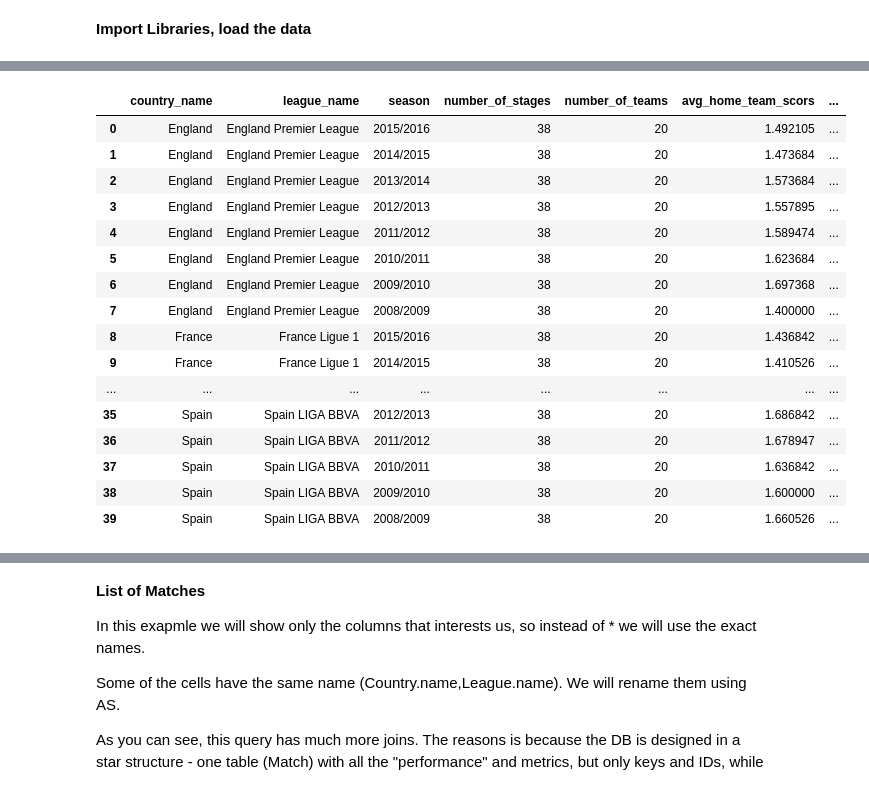
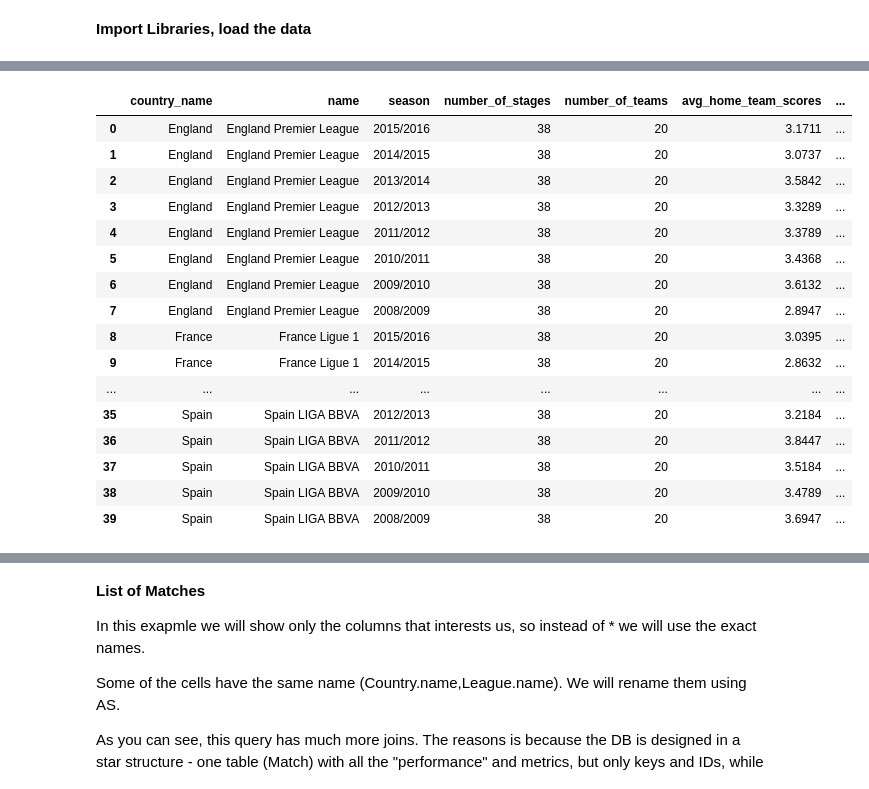
Before and after one commit to hao-phamlehoan/dw-soccer, a Jupyter notebook: data-warehouse.ipynb, the cells around one changed output, grey strips where cells are left out. Drawn from its saved outputs; the diff is of its cells as text; code cells hidden in the pictures.

```diff
--- a/data-warehouse.ipynb
+++ b/data-warehouse.ipynb
@@ -447,43 +36,41 @@ detailed_matches
 # %%
-leages_by_season = pd.read_sql("""SELECT Country.name AS country_name,
-                                        League.name AS league_name,
-                                        season,
-                                        count(distinct stage) AS number_of_stages,
-                                        count(distinct HT.team_long_name) AS number_of_teams,
-                                        avg(home_team_goal) AS avg_home_team_scors,
-                                        avg(away_team_goal) AS avg_away_team_goals,
-                                        avg(home_team_goal-away_team_goal) AS avg_goal_dif,
-                                        avg(home_team_goal+away_team_goal) AS avg_goals,
-                                        sum(home_team_goal+away_team_goal) AS total_goals
-                                FROM Match
-                                JOIN Country on Country.id = Match.country_id
-                                JOIN League on League.id = Match.league_id
-                                LEFT JOIN Team AS HT on HT.team_api_id = Match.home_team_api_id
-                                LEFT JOIN Team AS AT on AT.team_api_id = Match.away_team_api_id
-                                WHERE country_name in ('Spain', 'Germany', 'France', 'Italy', 'England')
-                                GROUP BY Country.name, League.name, season
+leages_by_season = pd.read_sql("""SELECT league_dim.country_name, league_dim.name, period as season,
+                               count(distinct stage) AS number_of_stages,
+                                count(distinct HT.long_name) AS number_of_teams,
+                                avg(goal_for) AS avg_home_team_scores,
+                                avg(goal_against) AS avg_away_team_goals,
+                                avg(goal_for-goal_against) AS avg_goal_dif,
+                                avg(goal_for+goal_against) AS avg_goals,
+                                sum(goal_for+goal_against) AS total_goals
+                                FROM match_goals_fact
+                                JOIN league_dim on league_dim.id = match_goals_fact.league
+                                JOIN season_dim on season_dim.id = match_goals_fact.season
+                                LEFT JOIN team_dim AS HT on HT.id = match_goals_fact.home_team
+                                LEFT JOIN team_dim AS AT on AT.id = match_goals_fact.away_team
+                                WHERE league_dim.country_name in ('Spain', 'Germany', 'France', 'Italy', 'England')
+                                GROUP BY league_dim.country_name, league_dim.name, season
                                 HAVING count(distinct stage) > 10
-                                ORDER BY Country.name, League.name, season DESC
-                                ;""", conn)
+                                ORDER BY league_dim.country_name, league_dim.name, season DESC
+                                ;""", connection)
 leages_by_season
 # %% [output]
-|  | country_name | league_name | season | number_of_stages | number_of_teams | avg_home_team_scors | ... |
-| 0 | England | England Premier League | 2015/2016 | 38 | 20 | 1.492105 | ... |
-| 1 | England | England Premier League | 2014/2015 | 38 | 20 | 1.473684 | ... |
-| 2 | England | England Premier League | 2013/2014 | 38 | 20 | 1.573684 | ... |
-| 3 | England | England Premier League | 2012/2013 | 38 | 20 | 1.557895 | ... |
-| 4 | England | England Premier League | 2011/2012 | 38 | 20 | 1.589474 | ... |
-| 5 | England | England Premier League | 2010/2011 | 38 | 20 | 1.623684 | ... |
-| 6 | England | England Premier League | 2009/2010 | 38 | 20 | 1.697368 | ... |
-| 7 | England | England Premier League | 2008/2009 | 38 | 20 | 1.400000 | ... |
-| 8 | France | France Ligue 1 | 2015/2016 | 38 | 20 | 1.436842 | ... |
-| 9 | France | France Ligue 1 | 2014/2015 | 38 | 20 | 1.410526 | ... |
+|  | country_name | name | season | number_of_stages | number_of_teams | avg_home_team_scores | ... |
+| 0 | England | England Premier League | 2015/2016 | 38 | 20 | 3.1711 | ... |
+| 1 | England | England Premier League | 2014/2015 | 38 | 20 | 3.0737 | ... |
+| 2 | England | England Premier League | 2013/2014 | 38 | 20 | 3.5842 | ... |
+| 3 | England | England Premier League | 2012/2013 | 38 | 20 | 3.3289 | ... |
+| 4 | England | England Premier League | 2011/2012 | 38 | 20 | 3.3789 | ... |
+| 5 | England | England Premier League | 2010/2011 | 38 | 20 | 3.4368 | ... |
+| 6 | England | England Premier League | 2009/2010 | 38 | 20 | 3.6132 | ... |
+| 7 | England | England Premier League | 2008/2009 | 38 | 20 | 2.8947 | ... |
+| 8 | France | France Ligue 1 | 2015/2016 | 38 | 20 | 3.0395 | ... |
+| 9 | France | France Ligue 1 | 2014/2015 | 38 | 20 | 2.8632 | ... |
 | ... | ... | ... | ... | ... | ... | ... | ... |
-| 35 | Spain | Spain LIGA BBVA | 2012/2013 | 38 | 20 | 1.686842 | ... |
-| 36 | Spain | Spain LIGA BBVA | 2011/2012 | 38 | 20 | 1.678947 | ... |
-| 37 | Spain | Spain LIGA BBVA | 2010/2011 | 38 | 20 | 1.636842 | ... |
-| 38 | Spain | Spain LIGA BBVA | 2009/2010 | 38 | 20 | 1.600000 | ... |
-| 39 | Spain | Spain LIGA BBVA | 2008/2009 | 38 | 20 | 1.660526 | ... |
+| 35 | Spain | Spain LIGA BBVA | 2012/2013 | 38 | 20 | 3.2184 | ... |
+| 36 | Spain | Spain LIGA BBVA | 2011/2012 | 38 | 20 | 3.8447 | ... |
+| 37 | Spain | Spain LIGA BBVA | 2010/2011 | 38 | 20 | 3.5184 | ... |
+| 38 | Spain | Spain LIGA BBVA | 2009/2010 | 38 | 20 | 3.4789 | ... |
+| 39 | Spain | Spain LIGA BBVA | 2008/2009 | 38 | 20 | 3.6947 | ... |
 # %%
 df = pd.DataFrame(index=np.sort(leages_by_season['season'].unique()), columns=leages_by_season['country_name'].unique())
 
```
Also changed, not shown: parts of 42 cells of this notebook, 10 other files.
